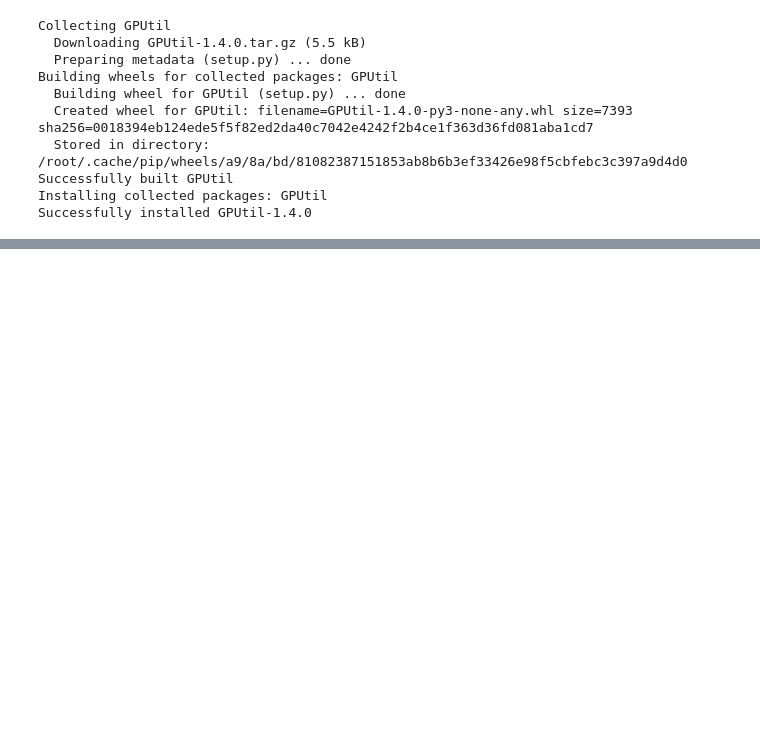
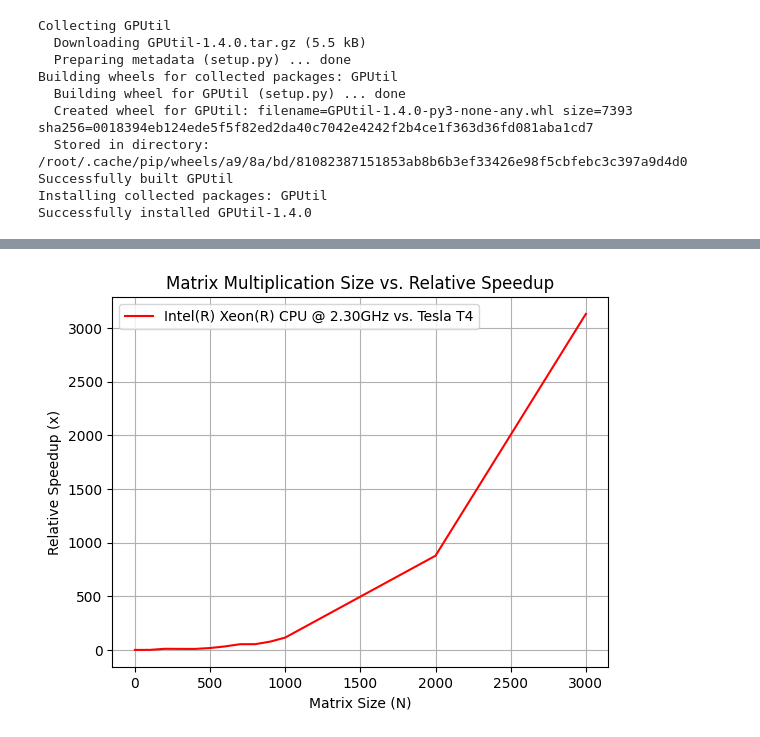
Before and after one commit to dotimothy/AccelerationMethods, a Jupyter notebook: NumpyVsCupy.ipynb, the cells around one changed output, grey strips where cells are left out. Drawn from its saved outputs; the diff is of its cells as text; code cells hidden in the pictures; blank space fills up the shorter version.

```diff
--- a/NumpyVsCupy.ipynb
+++ b/NumpyVsCupy.ipynb
@@ -100,0 +106,13 @@ legend = plt.legend([cpuName,gpuName])
+# %%
+# Plot the Results (Changes each Time)
+plt.figure()
+plt.plot(szs,np.divide(cpuTimes,gpuTimes),'red')
+plt.grid()
+xlabel = plt.xlabel('Matrix Size (N)')
+ylabel = plt.ylabel('Relative Speedup (x)')
+xscale = plt.xscale('linear')
+yscale = plt.yscale('linear')
+title = plt.title('Matrix Multiplication Size vs. Relative Speedup')
+legend = plt.legend([f'{cpuName} vs. {gpuName}'])
+# %% [output]
+[figure, added]
```
Also changed, not shown: parts of 4 cells of this notebook.
